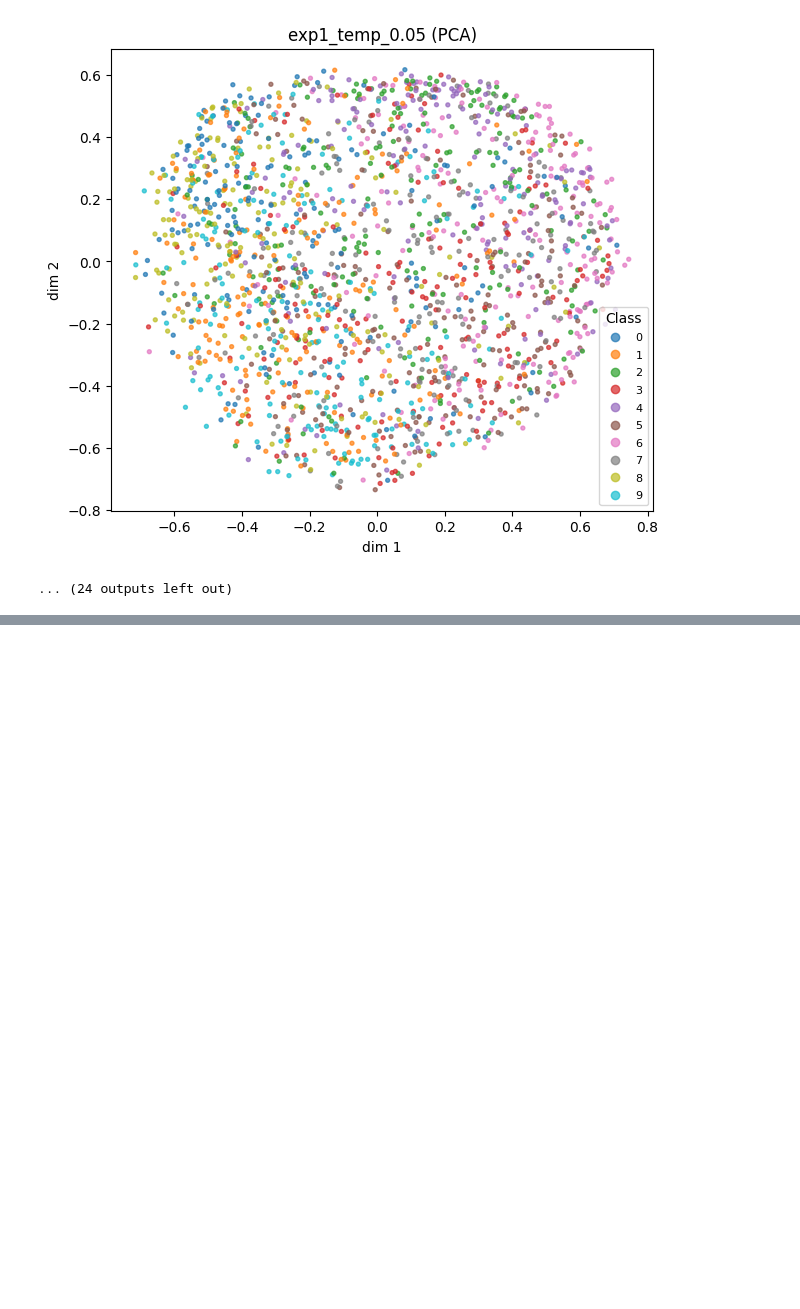
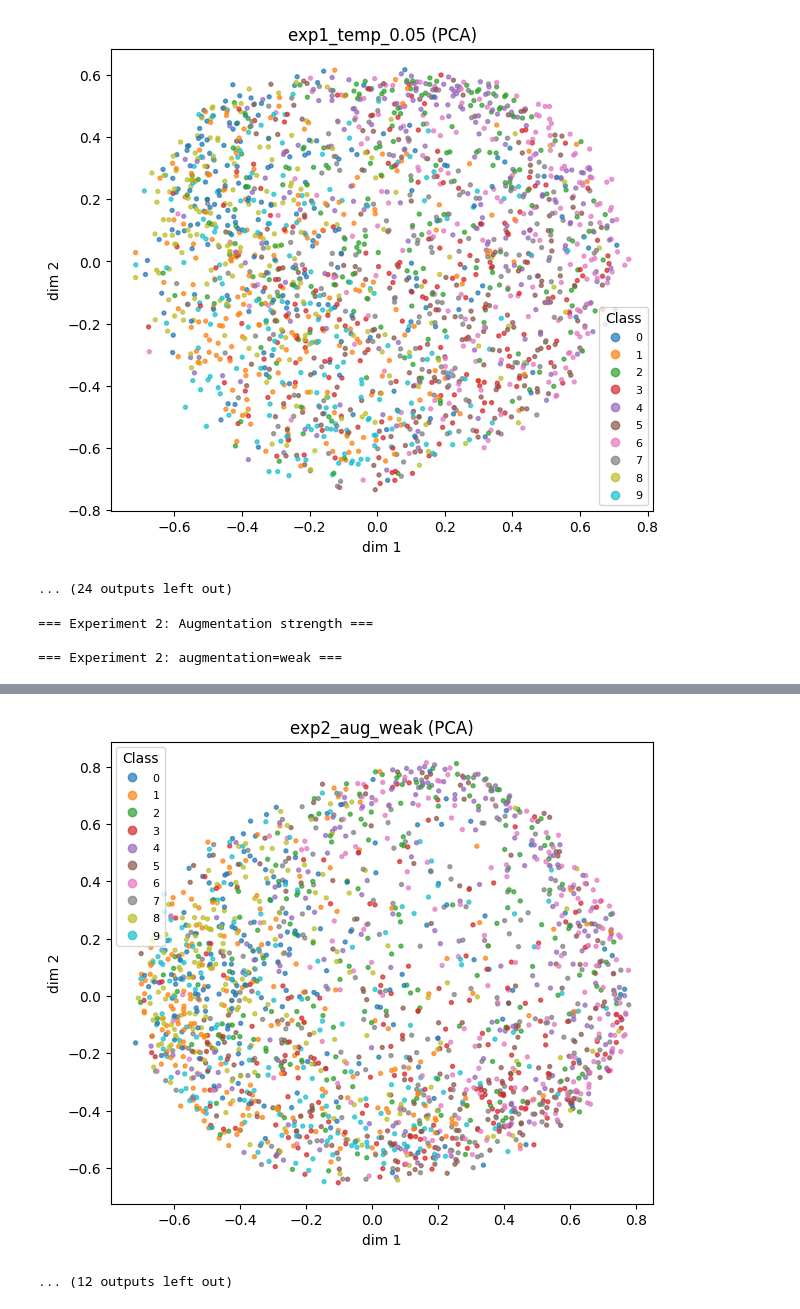
Before and after one commit to Kidist-c/Contrastive_Learning_Cifar-10, a Jupyter notebook: constrastive_pipeline.ipynb, the cells around one changed output, grey strips where cells are left out. Cells and saved outputs as stored; diff of their text form; code cells hidden in the pictures; blank space fills up the shorter version.

Commit message:
run diffrent experiments

```diff
--- a/constrastive_pipeline.ipynb
+++ b/constrastive_pipeline.ipynb
@@ -226,3 +226,10 @@ exp1_results = experiments.experiment_temperature(dataset=DATASET, subset_size=S
 [Epoch 10] loss=0.0427 pos_sim=0.9326 neg_sim=0.0095 gap=0.9231
 [figure]
 ... (24 outputs left out)
+# %%
+print('=== Experiment 2: Augmentation strength ===')
+exp2_results = experiments.experiment_augmentation(dataset=DATASET, subset_size=SUBSET_SIZE, epochs=EPOCHS, temperature=TEMPERATURE)
+# %% [output]
+=== Experiment 2: Augmentation strength ===
+
+=== Experiment 2: augmentation=weak ===
@@ -228,0 +246,2 @@ exp1_results = experiments.experiment_temperature(dataset=DATASET, subset_size=S
+[figure, added]
+... (12 outputs left out)
```
Also changed, not shown: parts of 4 cells of this notebook.
